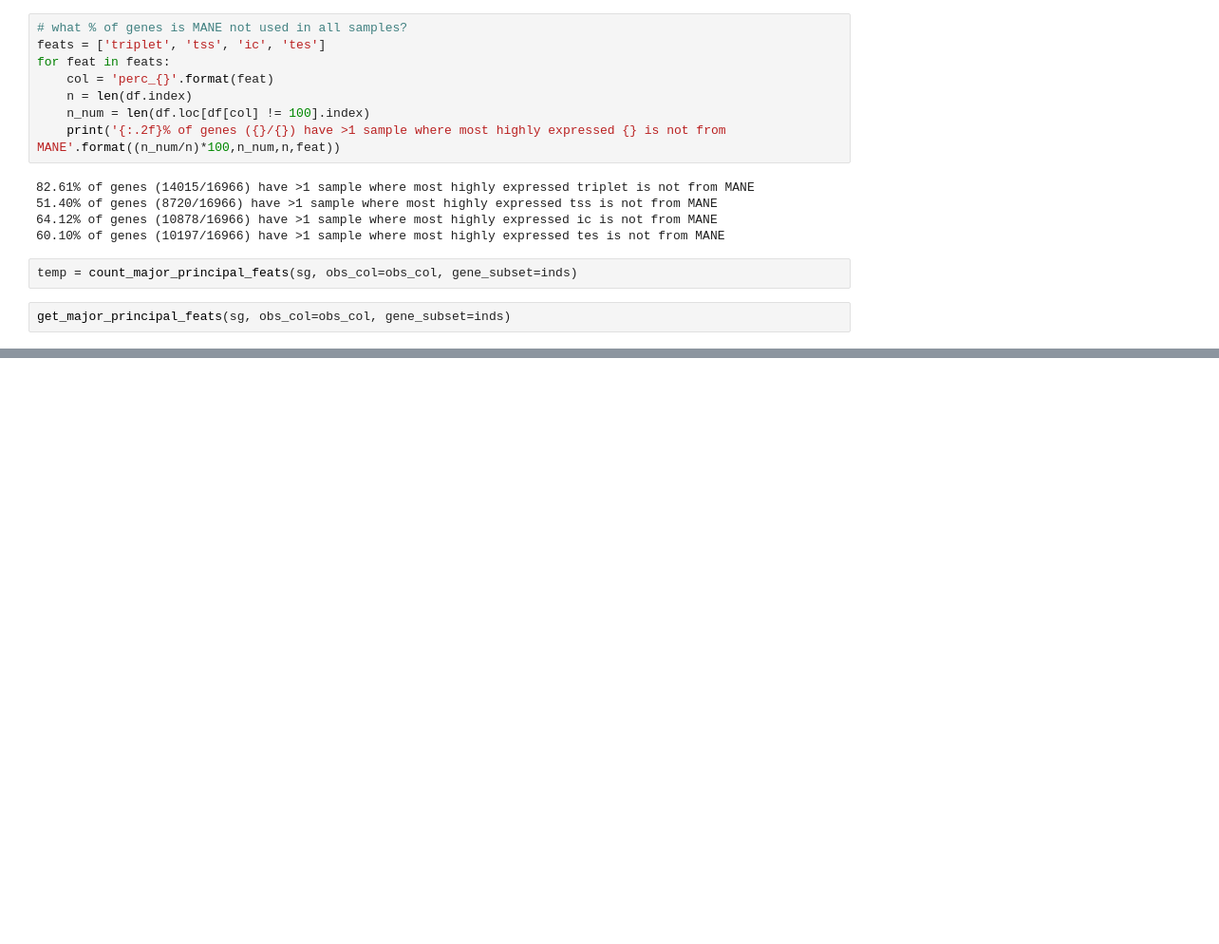
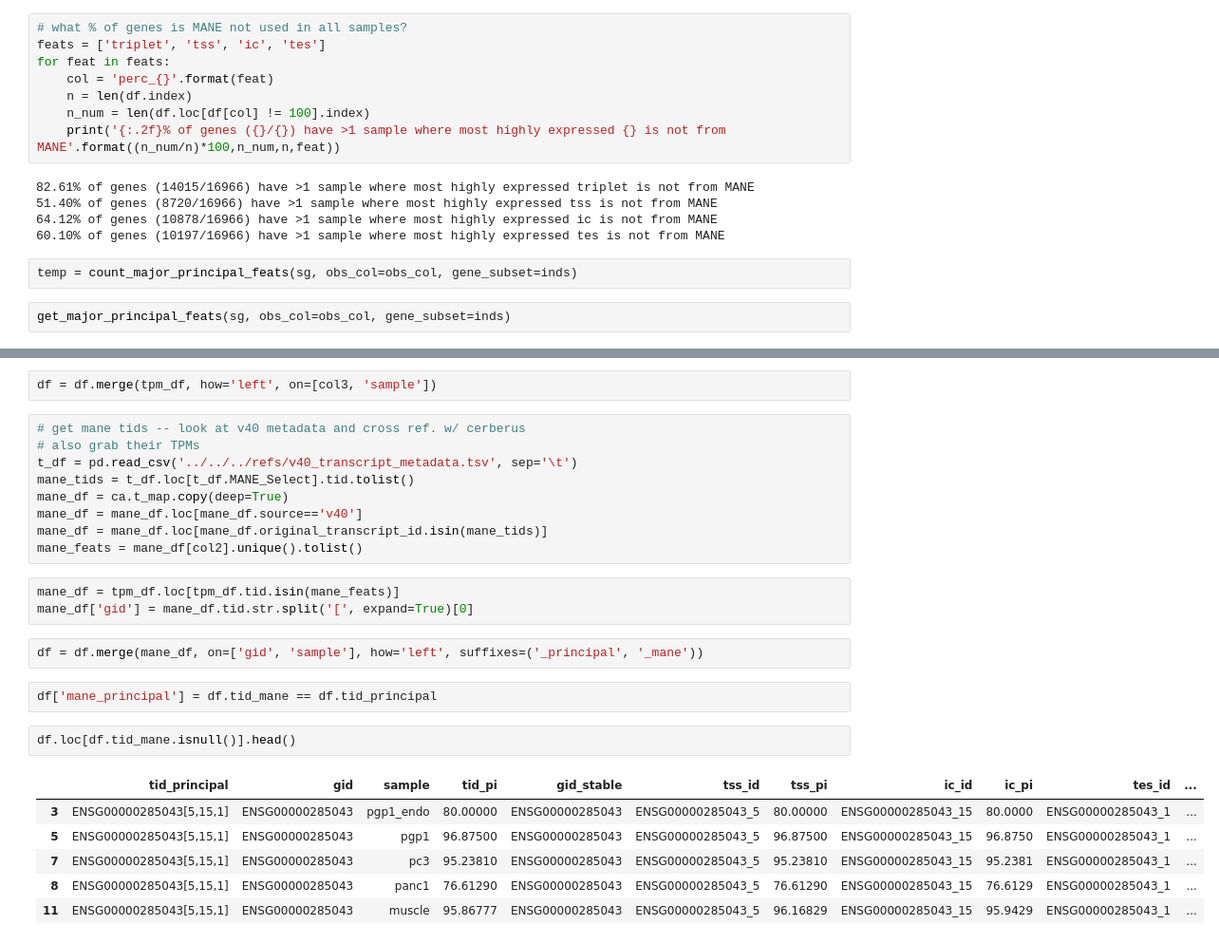
Before and after one commit to fairliereese/rnawg, a Jupyter notebook: lr_bulk/cerberus/swan/mane.ipynb, the cells around one changed output, grey strips where cells are left out. Shown at 95% size. Cells and saved outputs as stored; diff of their text form; blank space fills up the shorter version.

```diff
--- a/lr_bulk/cerberus/swan/mane.ipynb
+++ b/lr_bulk/cerberus/swan/mane.ipynb
@@ -459,0 +552,27 @@ tpm_df.head()
+# %%
+df = df.merge(tpm_df, how='left', on=[col3, 'sample'])
+# %%
+# get mane tids -- look at v40 metadata and cross ref. w/ cerberus
+# also grab their TPMs
+t_df = pd.read_csv('../../../refs/v40_transcript_metadata.tsv', sep='\t')
+mane_tids = t_df.loc[t_df.MANE_Select].tid.tolist()
+mane_df = ca.t_map.copy(deep=True)
+mane_df = mane_df.loc[mane_df.source=='v40']
+mane_df = mane_df.loc[mane_df.original_transcript_id.isin(mane_tids)]
+mane_feats = mane_df[col2].unique().tolist()
+# %%
+mane_df = tpm_df.loc[tpm_df.tid.isin(mane_feats)]
+mane_df['gid'] = mane_df.tid.str.split('[', expand=True)[0]
+# %%
+df = df.merge(mane_df, on=['gid', 'sample'], how='left', suffixes=('_principal', '_mane'))
+# %%
+df['mane_principal'] = df.tid_mane == df.tid_principal
+# %%
+df.loc[df.tid_mane.isnull()].head()
+# %% [output]
+|  | tid_principal | gid | sample | tid_pi | gid_stable | tss_id | tss_pi | ic_id | ic_pi | tes_id | ... |
+| 3 | ENSG00000285043[5,15,1] | ENSG00000285043 | pgp1_endo | 80.00000 | ENSG00000285043 | ENSG00000285043_5 | 80.00000 | ENSG00000285043_15 | 80.0000 | ENSG00000285043_1 | ... |
+| 5 | ENSG00000285043[5,15,1] | ENSG00000285043 | pgp1 | 96.87500 | ENSG00000285043 | ENSG00000285043_5 | 96.87500 | ENSG00000285043_15 | 96.8750 | ENSG00000285043_1 | ... |
+| 7 | ENSG00000285043[5,15,1] | ENSG00000285043 | pc3 | 95.23810 | ENSG00000285043 | ENSG00000285043_5 | 95.23810 | ENSG00000285043_15 | 95.2381 | ENSG00000285043_1 | ... |
+| 8 | ENSG00000285043[5,15,1] | ENSG00000285043 | panc1 | 76.61290 | ENSG00000285043 | ENSG00000285043_5 | 76.61290 | ENSG00000285043_15 | 76.6129 | ENSG00000285043_1 | ... |
+| 11 | ENSG00000285043[5,15,1] | ENSG00000285043 | muscle | 95.86777 | ENSG00000285043 | ENSG00000285043_5 | 96.16829 | ENSG00000285043_15 | 95.9429 | ENSG00000285043_1 | ... |
```
Also changed, not shown: parts of 30 cells of this notebook.
